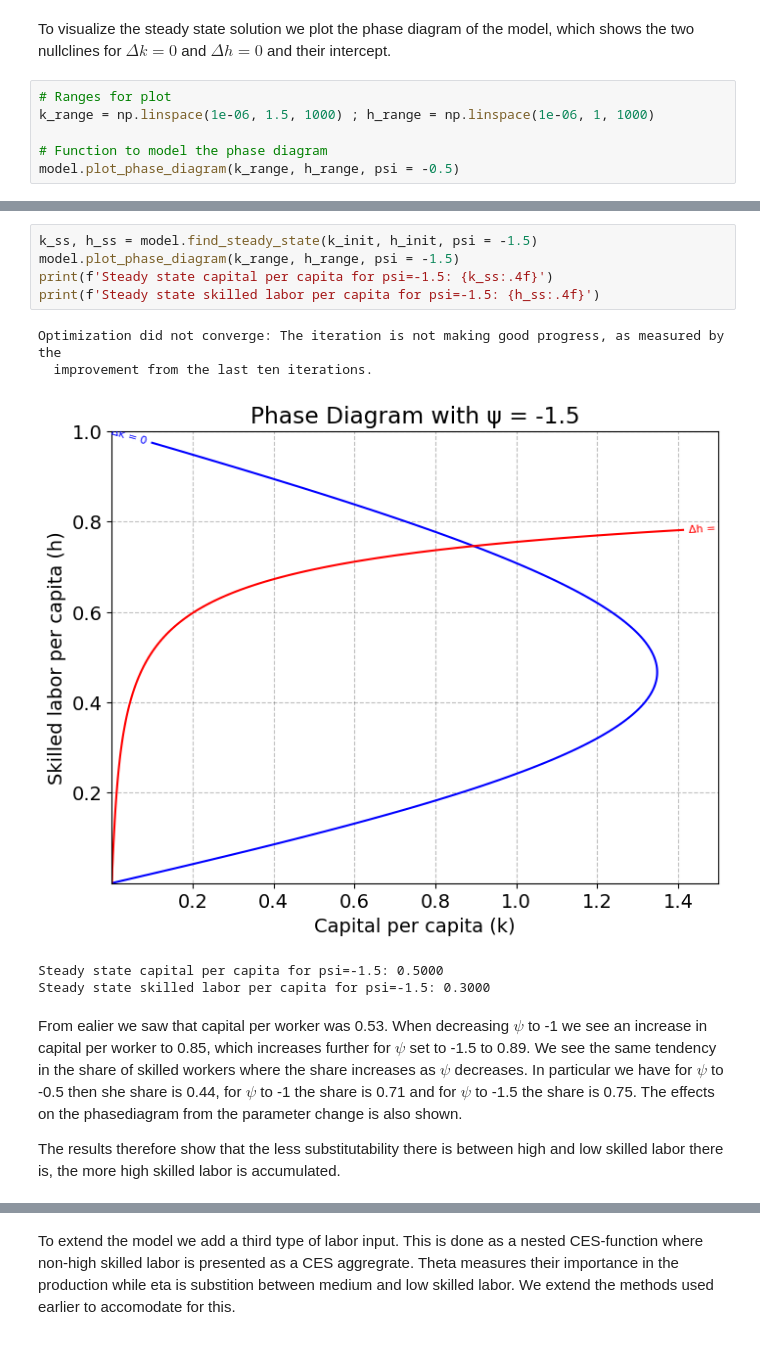
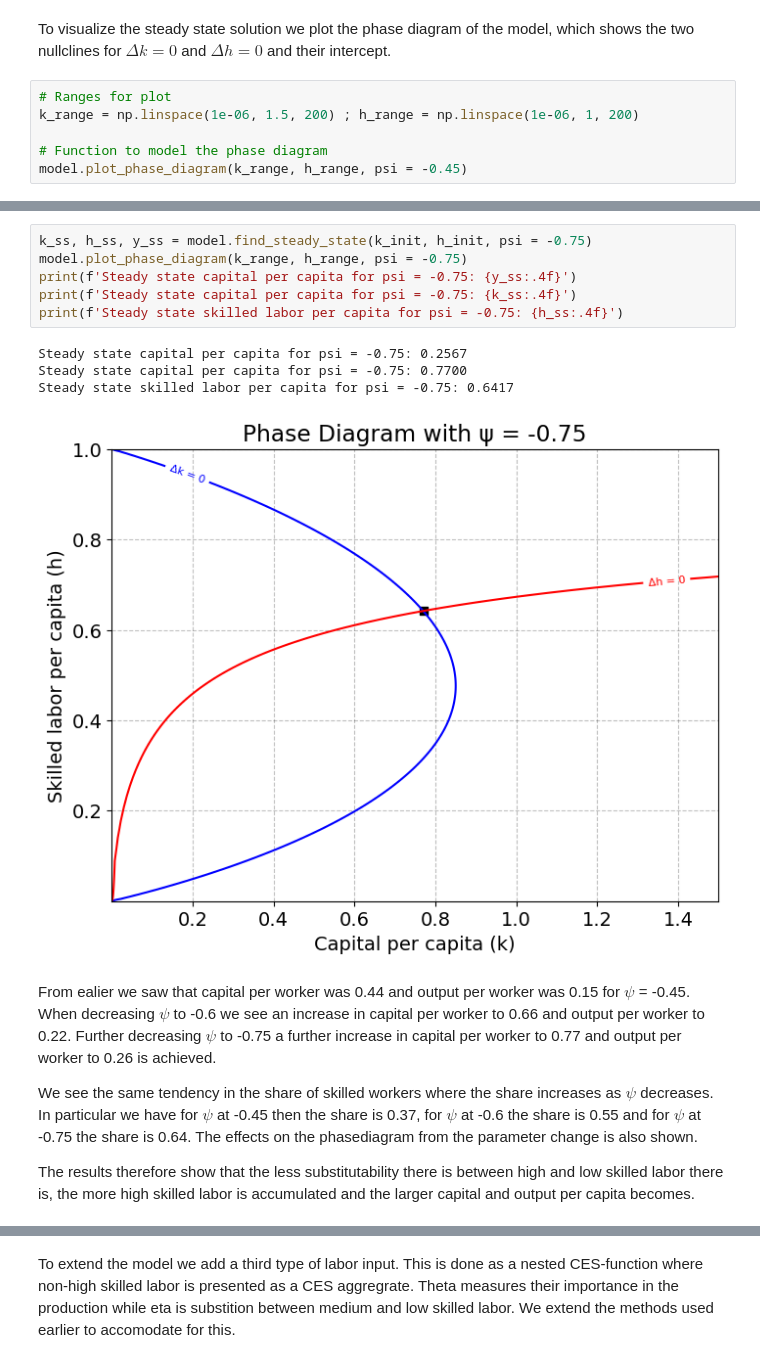
Before and after one commit to NumEconCopenhagen/projects-2024-flation, a Jupyter notebook: modelproject/Model.ipynb, the cells around one changed output, grey strips where cells are left out. Cells and saved outputs as stored; diff of their text form.

```diff
--- a/modelproject/Model.ipynb
+++ b/modelproject/Model.ipynb
@@ -74,8 +70,8 @@ Steady state skilled labor per capita: 0.4449
 To visualize the steady state solution we plot the phase diagram of the model, which shows the two nullclines for $\Delta k = 0$ and $\Delta h = 0$ and their intercept.
 # %%
 # Ranges for plot
-k_range = np.linspace(1e-06, 1.5, 1000) ; h_range = np.linspace(1e-06, 1, 1000)
+k_range = np.linspace(1e-06, 1.5, 200) ; h_range = np.linspace(1e-06, 1, 200)
 
 # Function to model the phase diagram
-model.plot_phase_diagram(k_range, h_range, psi = -0.5)
+model.plot_phase_diagram(k_range, h_range, psi = -0.45)
 # %% [output]
@@ -100,16 +97,18 @@ Steady state skilled labor per capita for psi=-1: 0.3000
 # %%
-k_ss, h_ss = model.find_steady_state(k_init, h_init, psi = -1.5)
-model.plot_phase_diagram(k_range, h_range, psi = -1.5)
-print(f'Steady state capital per capita for psi=-1.5: {k_ss:.4f}')
-print(f'Steady state skilled labor per capita for psi=-1.5: {h_ss:.4f}')
+k_ss, h_ss, y_ss = model.find_steady_state(k_init, h_init, psi = -0.75)
+model.plot_phase_diagram(k_range, h_range, psi = -0.75)
+print(f'Steady state capital per capita for psi = -0.75: {y_ss:.4f}')
+print(f'Steady state capital per capita for psi = -0.75: {k_ss:.4f}')
+print(f'Steady state skilled labor per capita for psi = -0.75: {h_ss:.4f}')
 # %% [output]
-Optimization did not converge: The iteration is not making good progress, as measured by the
-  improvement from the last ten iterations.
+Steady state capital per capita for psi = -0.75: 0.2567
+Steady state capital per capita for psi = -0.75: 0.7700
+Steady state skilled labor per capita for psi = -0.75: 0.6417
-[figure, old version]
+[figure, new version]
-Steady state capital per capita for psi=-1.5: 0.5000
-Steady state skilled labor per capita for psi=-1.5: 0.3000
 # %% [markdown]
-From ealier we saw that capital per worker was 0.53. When decreasing $\psi$ to -1 we see an increase in capital per worker to 0.85, which increases further for $\psi$ set to -1.5 to 0.89. We see the same tendency in the share of skilled workers where the share increases as $\psi$ decreases. In particular we have for $\psi$ to -0.5 then she share is 0.44, for $\psi$ to -1 the share is 0.71 and for $\psi$ to -1.5 the share is 0.75. The effects on the phasediagram from the parameter change is also shown.
+From ealier we saw that capital per worker was 0.44 and output per worker was 0.15 for $\psi$ = -0.45. When decreasing $\psi$ to -0.6 we see an increase in capital per worker to 0.66 and output per worker to 0.22. Further decreasing $\psi$ to -0.75 a further increase in capital per worker to 0.77 and output per worker to 0.26 is achieved.
 
-The results therefore show that the less substitutability there is between high and low skilled labor there is, the more high skilled labor is accumulated.
+We see the same tendency in the share of skilled workers where the share increases as $\psi$ decreases. In particular we have for $\psi$ at -0.45 then the share is 0.37, for $\psi$ at -0.6 the share is 0.55 and for $\psi$ at -0.75 the share is 0.64. The effects on the phasediagram from the parameter change is also shown.
+
+The results therefore show that the less substitutability there is between high and low skilled labor there is, the more high skilled labor is accumulated and the larger capital and output per capita becomes.
 # %% [markdown]
```
Also changed, not shown: parts of 19 cells of this notebook, 7 other files.
